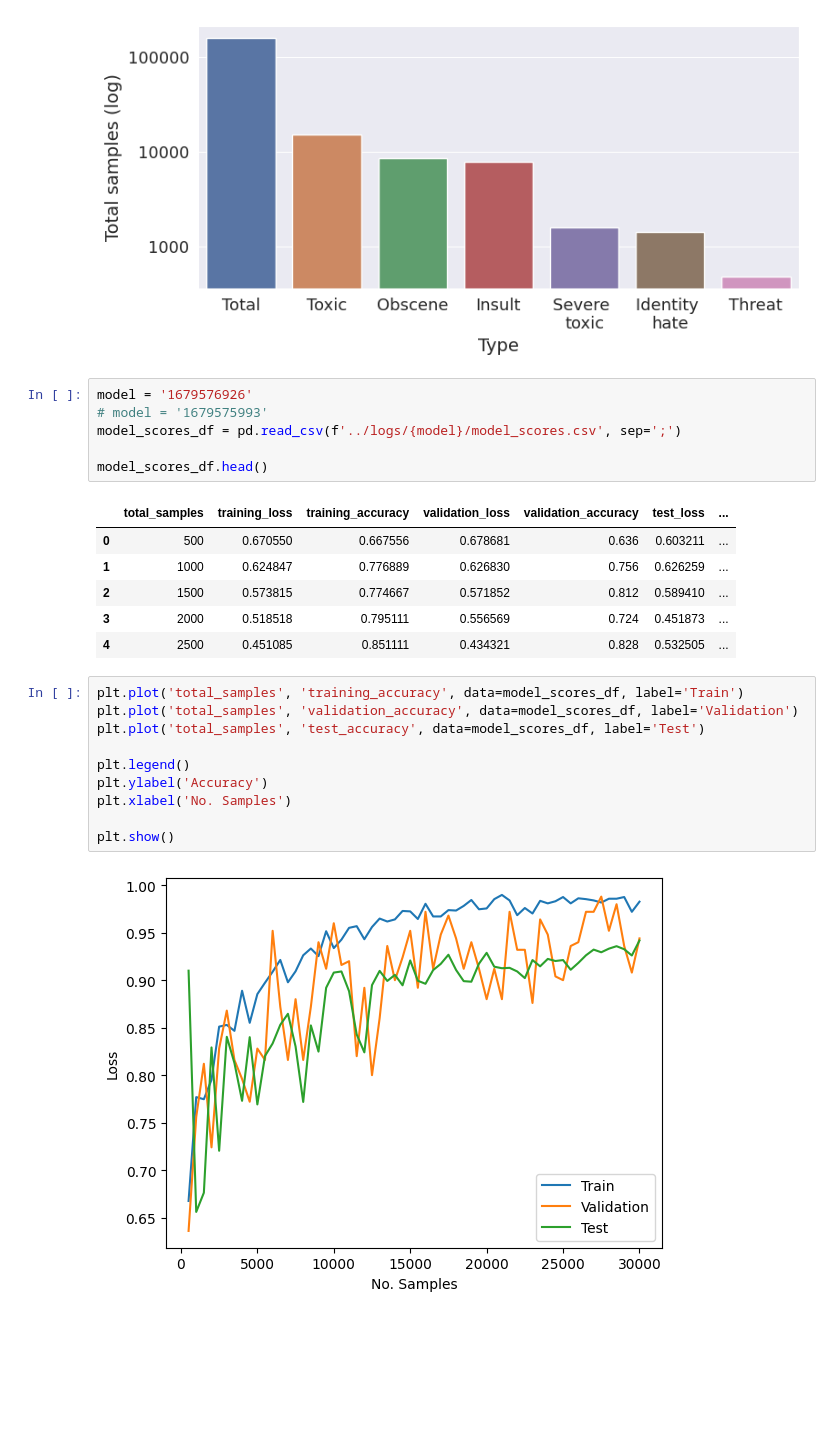
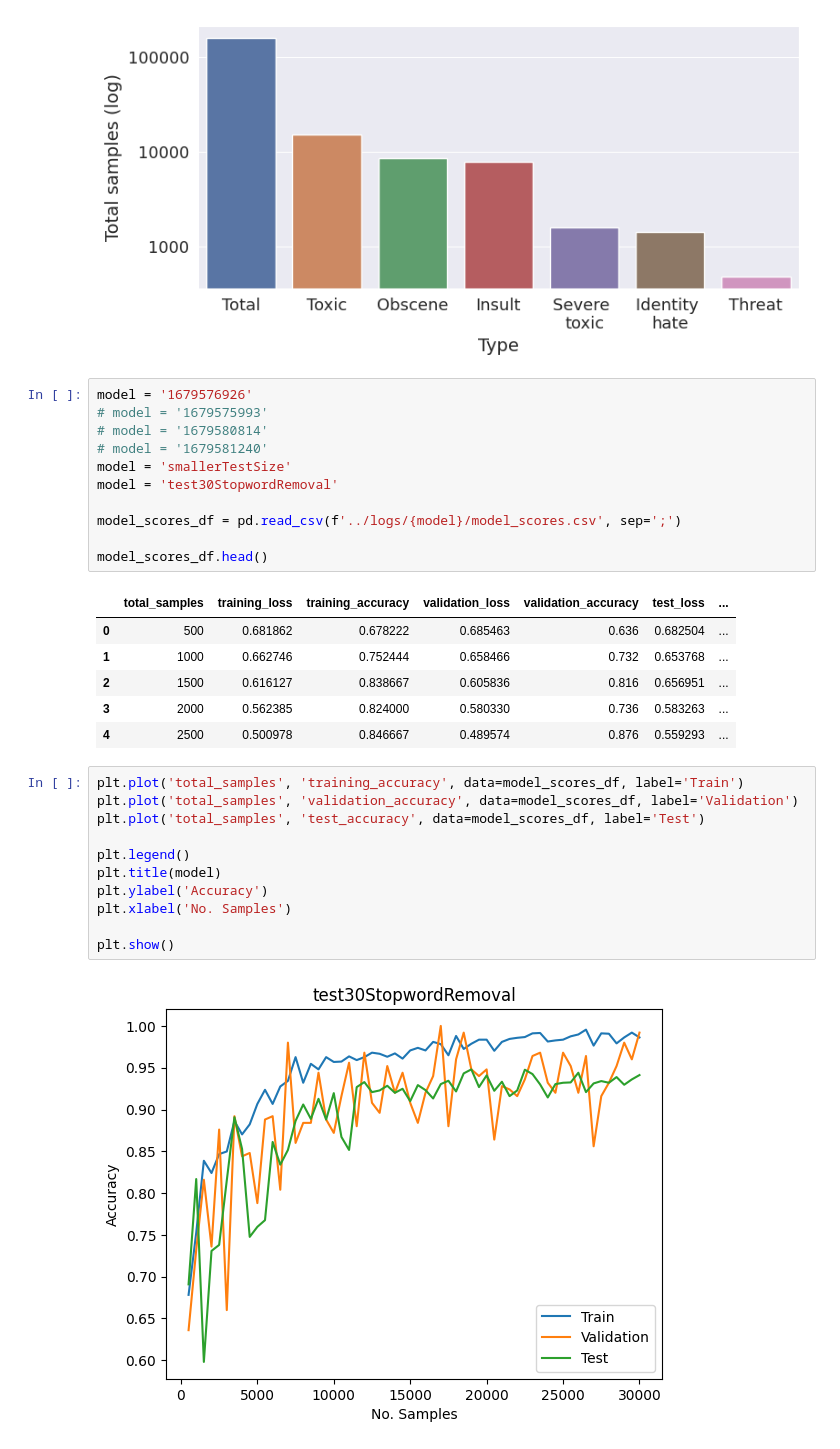
Before and after one commit to GeroVanMi/NLP_Project_ToxicSpeechDetection, a Jupyter notebook: src/data_exploration.ipynb, the cells around one changed output. Saved outputs shown, nothing was run; the diff lists cells and outputs as text; blank space fills up the shorter version.

```diff
--- a/src/data_exploration.ipynb
+++ b/src/data_exploration.ipynb
@@ -94,25 +95,31 @@ plt.show()
 # %%
 model = '1679576926'
 # model = '1679575993'
+# model = '1679580814'
+# model = '1679581240'
+model = 'smallerTestSize'
+model = 'test30StopwordRemoval'
+
 model_scores_df = pd.read_csv(f'../logs/{model}/model_scores.csv', sep=';')
 
 model_scores_df.head()
 # %% [output]
 |  | total_samples | training_loss | training_accuracy | validation_loss | validation_accuracy | test_loss | ... |
-| 0 | 500 | 0.670550 | 0.667556 | 0.678681 | 0.636 | 0.603211 | ... |
-| 1 | 1000 | 0.624847 | 0.776889 | 0.626830 | 0.756 | 0.626259 | ... |
-| 2 | 1500 | 0.573815 | 0.774667 | 0.571852 | 0.812 | 0.589410 | ... |
-| 3 | 2000 | 0.518518 | 0.795111 | 0.556569 | 0.724 | 0.451873 | ... |
-| 4 | 2500 | 0.451085 | 0.851111 | 0.434321 | 0.828 | 0.532505 | ... |
+| 0 | 500 | 0.681862 | 0.678222 | 0.685463 | 0.636 | 0.682504 | ... |
+| 1 | 1000 | 0.662746 | 0.752444 | 0.658466 | 0.732 | 0.653768 | ... |
+| 2 | 1500 | 0.616127 | 0.838667 | 0.605836 | 0.816 | 0.656951 | ... |
+| 3 | 2000 | 0.562385 | 0.824000 | 0.580330 | 0.736 | 0.583263 | ... |
+| 4 | 2500 | 0.500978 | 0.846667 | 0.489574 | 0.876 | 0.559293 | ... |
 # %%
 plt.plot('total_samples', 'training_accuracy', data=model_scores_df, label='Train')
 plt.plot('total_samples', 'validation_accuracy', data=model_scores_df, label='Validation')
 plt.plot('total_samples', 'test_accuracy', data=model_scores_df, label='Test')
 
 plt.legend()
+plt.title(model)
 plt.ylabel('Accuracy')
 plt.xlabel('No. Samples')
 
 plt.show()
 # %% [output]
-[figure, old version]
+[figure, new version]
```
Also changed, not shown: parts of 4 cells of this notebook, 5 other files.
